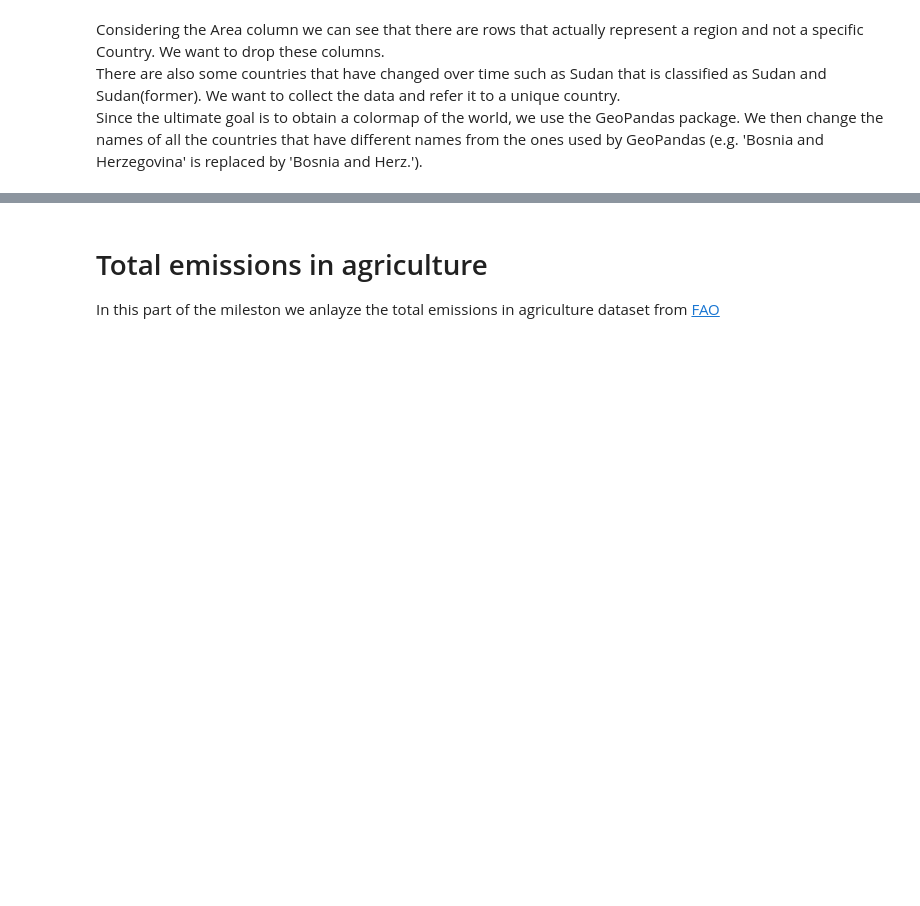
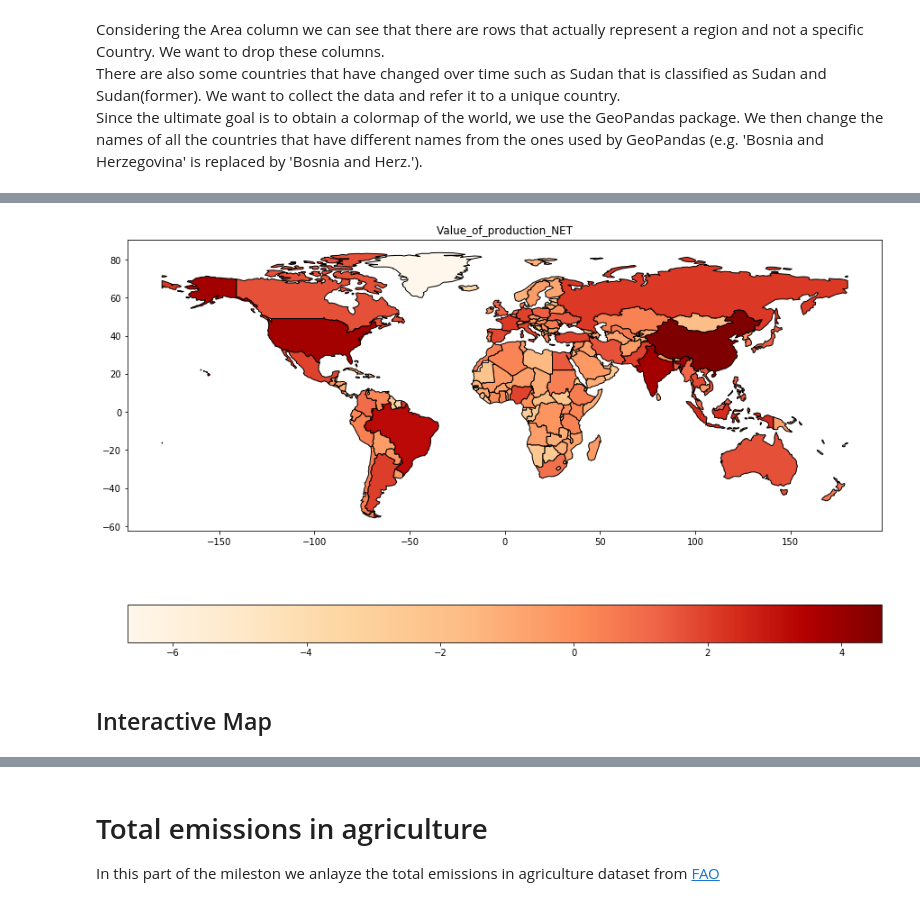
Before and after one commit to GabboM/ADA_Project, a Jupyter notebook: Milestone_2.ipynb, the cells around one changed output, grey strips where cells are left out. Drawn from its saved outputs; the diff is of its cells as text; code cells hidden in the pictures; blank space fills up the shorter version.

```diff
--- a/Milestone_2.ipynb
+++ b/Milestone_2.ipynb
@@ -264,0 +347,3 @@ def clean_df(df,years,to_drop,changes):
+# %%
+path = cl+'Value_of_Production_E_All_Data_NOFLAG.csv'
+Value_of_production = pd.read_csv(path, encoding = "ISO-8859-1")
@@ -264,0 +360,7 @@ def clean_df(df,years,to_drop,changes):
+# %%
+Value_of_production_NET = Value_of_production[Value_of_production['Element']=='Net Production Value (constant 2004-2006 1000 I$)']
+# %%
+years = ['Y'+str(1900+x) for x in range(61,100)]
+# %%
+result = clean_df(Value_of_production_NET,years,to_drop,changes)
+result.head(10)
@@ -264,0 +380,6 @@ def clean_df(df,years,to_drop,changes):
+# %%
+mapp(result,'Value_of_production_NET')
+# %% [output]
+[figure, added]
+# %% [markdown]
+## Interactive Map
```
Also changed, not shown: parts of 73 cells of this notebook.
